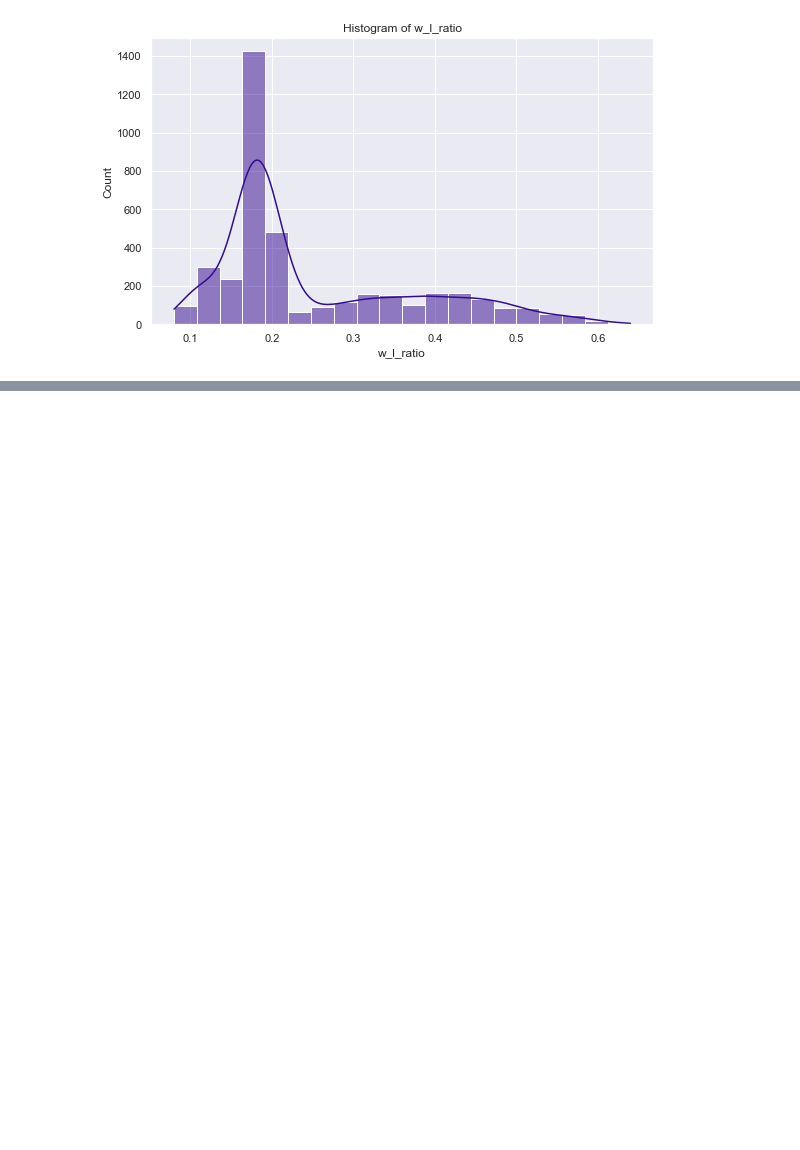
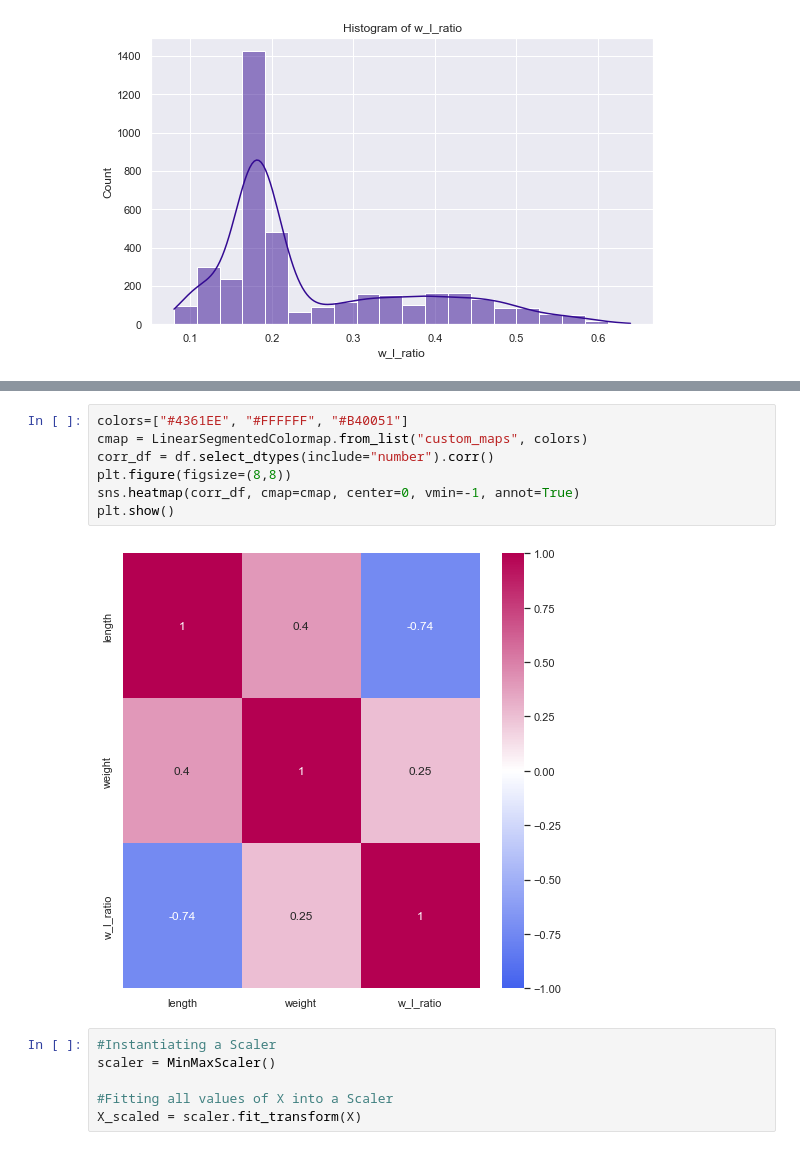
Before and after one commit to shrutikaren/fish_clustering_visualization, a Jupyter notebook: code.ipynb, the cells around one changed output, grey strips where cells are left out. Saved outputs shown, nothing was run; the diff lists cells and outputs as text; blank space fills up the shorter version.

```diff
--- a/code.ipynb
+++ b/code.ipynb
@@ -123,0 +133,15 @@ for columns in X:
+# %%
+colors=["#4361EE", "#FFFFFF", "#B40051"]
+cmap = LinearSegmentedColormap.from_list("custom_maps", colors)
+corr_df = df.select_dtypes(include="number").corr()
+plt.figure(figsize=(8,8))
+sns.heatmap(corr_df, cmap=cmap, center=0, vmin=-1, annot=True)
+plt.show()
+# %% [output]
+[figure, added]
+# %%
+#Instantiating a Scaler
+scaler = MinMaxScaler()
+
+#Fitting all values of X into a Scaler
+X_scaled = scaler.fit_transform(X)
```
Also changed, not shown: parts of 1 cell of this notebook.
